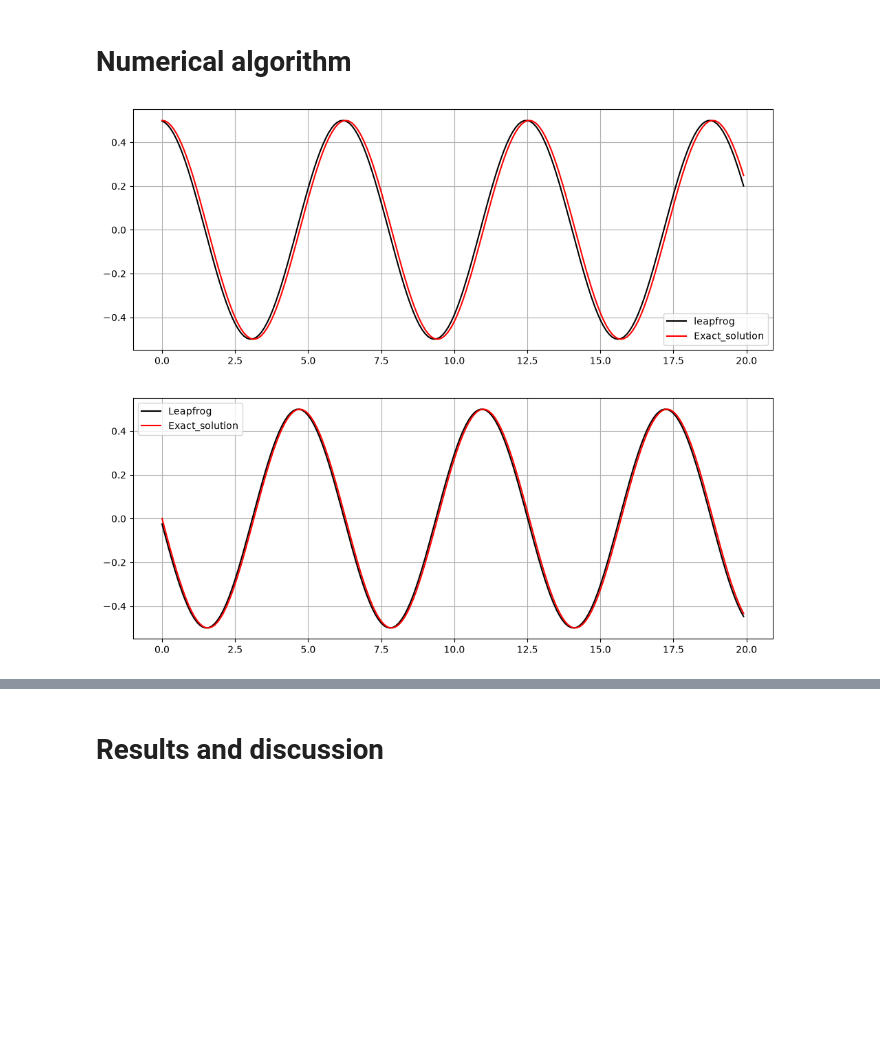
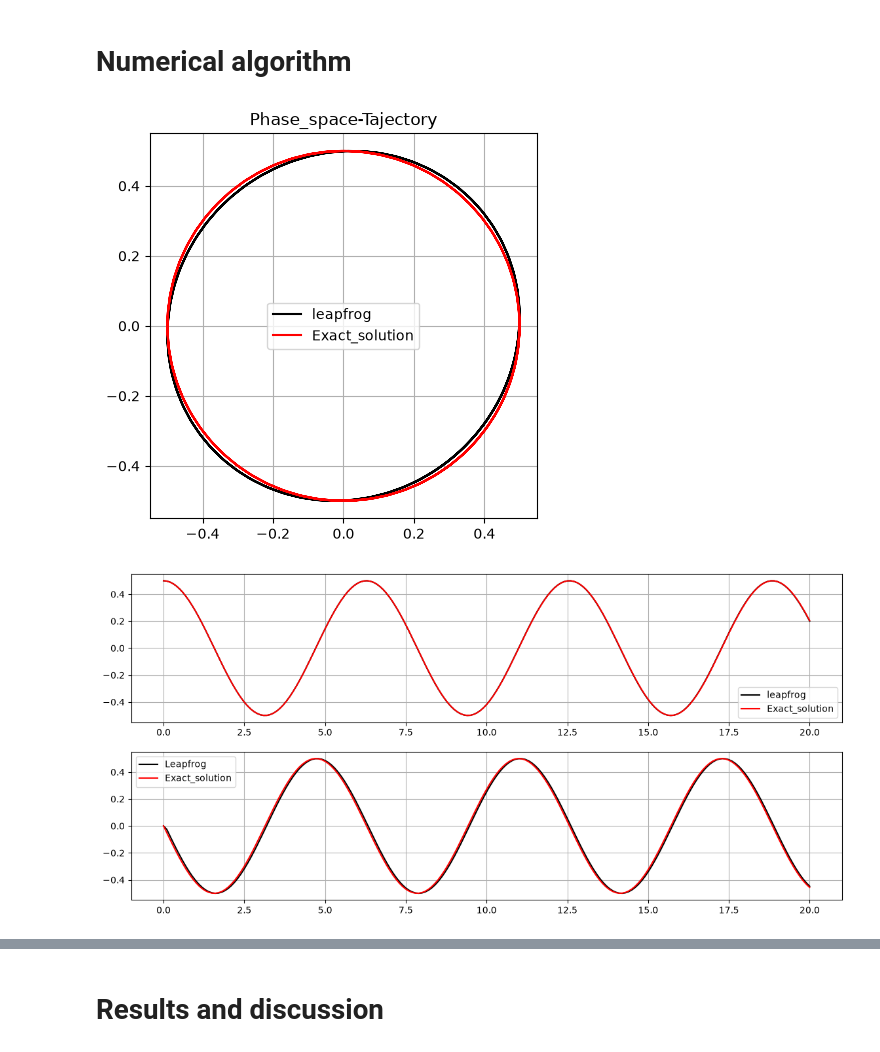
Before and after one commit to Aathi2165/AE801_2026, a Jupyter notebook: numode_ivp/Raguram_ODE_IVP.ipynb, the cells around one changed output, grey strips where cells are left out. Saved outputs shown, nothing was run; the diff lists cells and outputs as text; code cells hidden in the pictures; blank space fills up the shorter version.

```diff
--- a/numode_ivp/Raguram_ODE_IVP.ipynb
+++ b/numode_ivp/Raguram_ODE_IVP.ipynb
@@ -76,15 +69,31 @@ v1 = -0.5*np.sin(t1)
+# %%
+"Exact solution"
+t1 = np.arange(0,20.1 ,0.1)
+x_e = 0.5*np.cos(t1)
+v_e = -0.5*np.sin(t1)
+#plt.plot(x1,v1)
+
+#print("x",x)
 # %%
-plt.figure(figsize=(12,10))
-plt.subplot(2,1,1)
+plt.figure(figsize=(5,5))
+plt.plot(q,p,color="k",label ="leapfrog")
+plt.plot(x_e,v_e,color="r",label ="Exact_solution")
+plt.legend()
+plt.title("Phase_space-Tajectory")
+plt.grid()
+plt.show()
+plt.figure(figsize=(14,10))
+plt.subplot(3,1,1)
 plt.plot(t1,q,color="k",label ="leapfrog")
-plt.plot(t1,x1,color="r",label ="Exact_solution")
+plt.plot(t1,x_e,color="r",label ="Exact_solution")
 plt.legend()
 plt.grid()
-plt.subplot(2,1,2)
+plt.subplot(3,1,2)
 plt.plot(t1,p,color="k",label ="Leapfrog")
-plt.plot(t1,v1,color="r",label ="Exact_solution")
+plt.plot(t1,v_e,color="r",label ="Exact_solution")
 plt.legend()
 plt.grid()
 plt.show()
 # %% [output]
-[figure, old version]
+[figure, new version]
+[figure, added]
```
Also changed, not shown: parts of 8 cells of this notebook.
